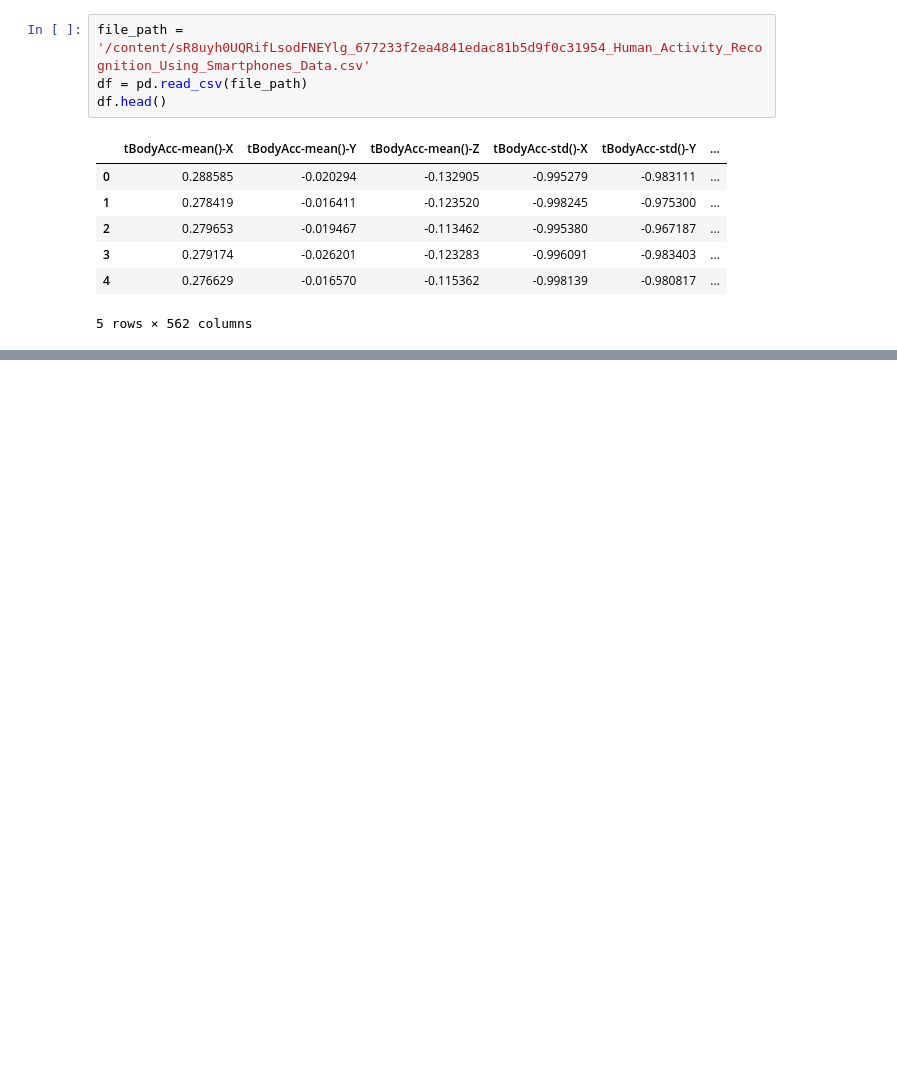
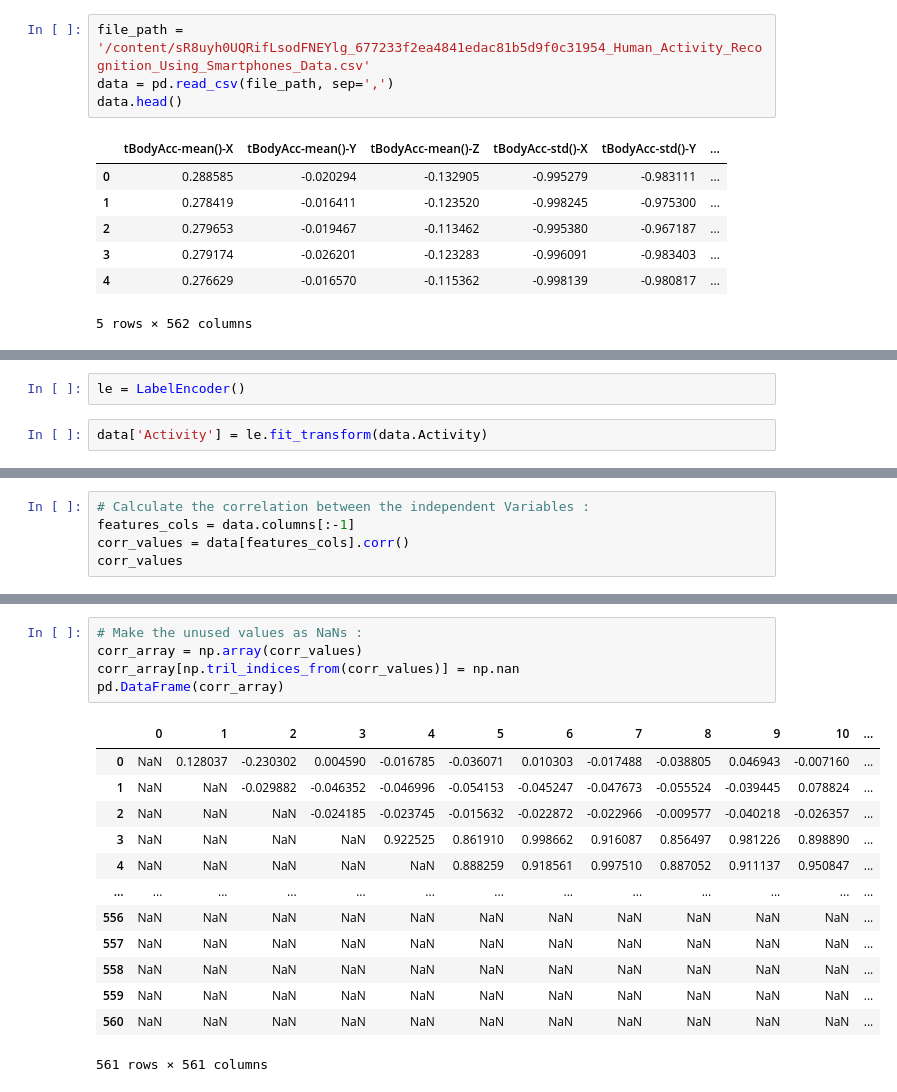
Before and after one commit to mohmaed7777/Human-Activity-Recognition-Using-Smartphones, a Jupyter notebook: Human_Activity_Using_SmartPhones.ipynb, the cells around one changed output, grey strips where cells are left out. Cells and saved outputs as stored; diff of their text form; blank space fills up the shorter version.

```diff
--- a/Human_Activity_Using_SmartPhones.ipynb
+++ b/Human_Activity_Using_SmartPhones.ipynb
@@ -15,8 +16,8 @@ Populating the interactive namespace from numpy and matplotlib
 Setup Complete$$
 # %%
 file_path = '/content/sR8uyh0UQRifLsodFNEYlg_677233f2ea4841edac81b5d9f0c31954_Human_Activity_Recognition_Using_Smartphones_Data.csv'
-df = pd.read_csv(file_path)
-df.head()
+data = pd.read_csv(file_path, sep=',')
+data.head()
 # %% [output]
 |  | tBodyAcc-mean()-X | tBodyAcc-mean()-Y | tBodyAcc-mean()-Z | tBodyAcc-std()-X | tBodyAcc-std()-Y | ... |
 | 0 | 0.288585 | -0.020294 | -0.132905 | -0.995279 | -0.983111 | ... |
@@ -27,0 +59,4 @@ df.head()
+# %%
+le = LabelEncoder()
+# %%
+data['Activity'] = le.fit_transform(data.Activity)
@@ -27,0 +72,5 @@ df.head()
+# %%
+# Calculate the correlation between the independent Variables :
+features_cols = data.columns[:-1]
+corr_values = data[features_cols].corr()
+corr_values
@@ -27,0 +98,19 @@ df.head()
+# %%
+# Make the unused values as NaNs :
+corr_array = np.array(corr_values)
+corr_array[np.tril_indices_from(corr_values)] = np.nan
+pd.DataFrame(corr_array)
+# %% [output]
+|  | 0 | 1 | 2 | 3 | 4 | 5 | 6 | 7 | 8 | 9 | 10 | ... |
+| 0 | NaN | 0.128037 | -0.230302 | 0.004590 | -0.016785 | -0.036071 | 0.010303 | -0.017488 | -0.038805 | 0.046943 | -0.007160 | ... |
+| 1 | NaN | NaN | -0.029882 | -0.046352 | -0.046996 | -0.054153 | -0.045247 | -0.047673 | -0.055524 | -0.039445 | 0.078824 | ... |
+| 2 | NaN | NaN | NaN | -0.024185 | -0.023745 | -0.015632 | -0.022872 | -0.022966 | -0.009577 | -0.040218 | -0.026357 | ... |
+| 3 | NaN | NaN | NaN | NaN | 0.922525 | 0.861910 | 0.998662 | 0.916087 | 0.856497 | 0.981226 | 0.898890 | ... |
+| 4 | NaN | NaN | NaN | NaN | NaN | 0.888259 | 0.918561 | 0.997510 | 0.887052 | 0.911137 | 0.950847 | ... |
+| ... | ... | ... | ... | ... | ... | ... | ... | ... | ... | ... | ... | ... |
+| 556 | NaN | NaN | NaN | NaN | NaN | NaN | NaN | NaN | NaN | NaN | NaN | ... |
+| 557 | NaN | NaN | NaN | NaN | NaN | NaN | NaN | NaN | NaN | NaN | NaN | ... |
+| 558 | NaN | NaN | NaN | NaN | NaN | NaN | NaN | NaN | NaN | NaN | NaN | ... |
+| 559 | NaN | NaN | NaN | NaN | NaN | NaN | NaN | NaN | NaN | NaN | NaN | ... |
+| 560 | NaN | NaN | NaN | NaN | NaN | NaN | NaN | NaN | NaN | NaN | NaN | ... |
+561 rows × 561 columns
```
Also changed, not shown: parts of 10 cells of this notebook.
